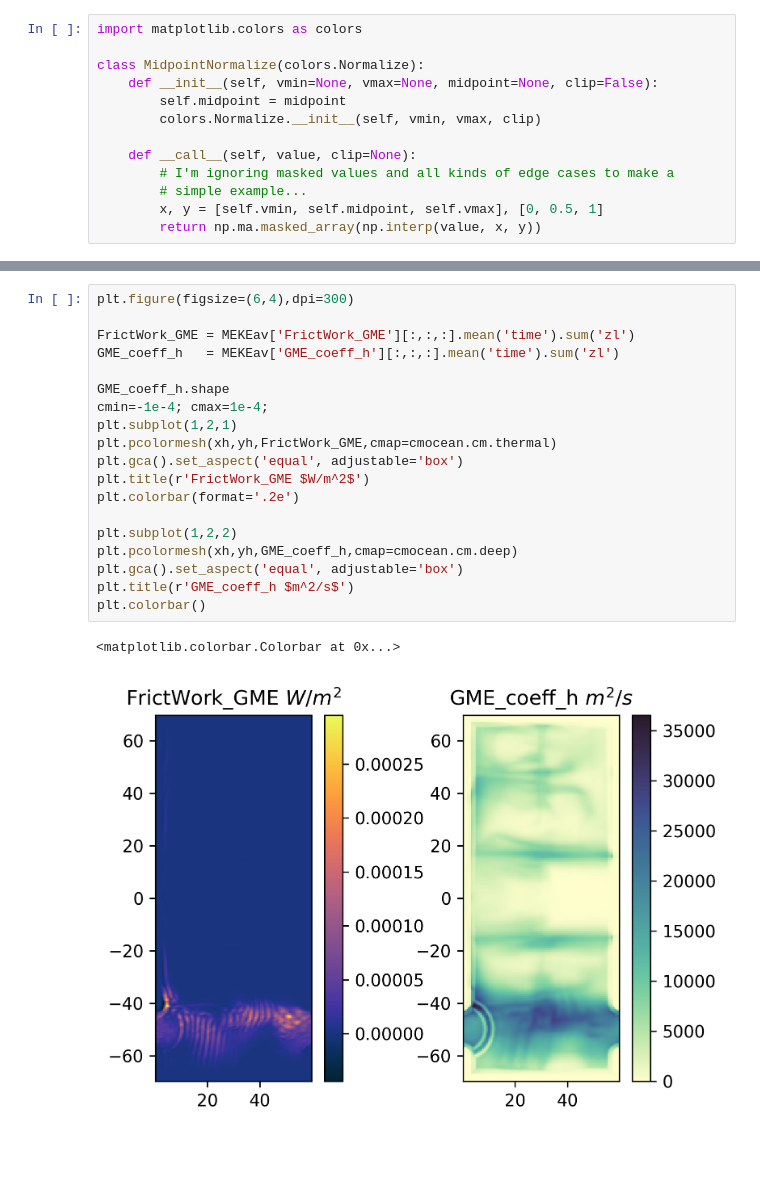
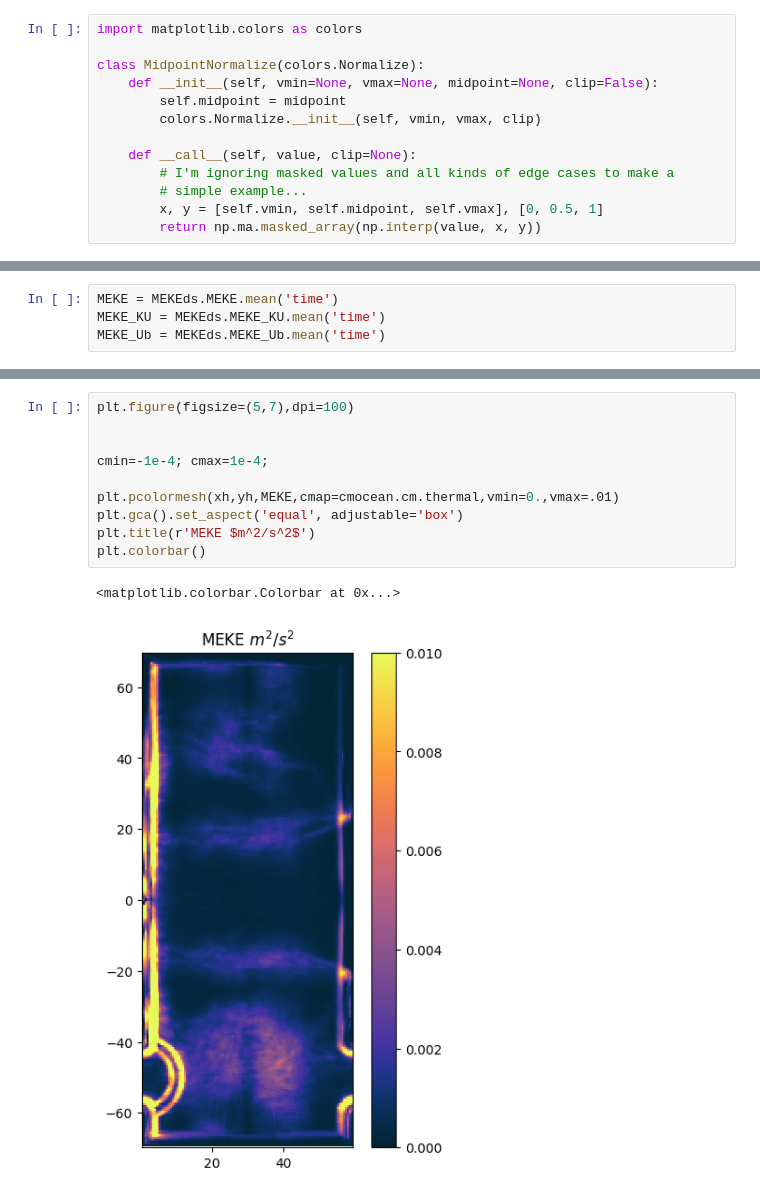
Before and after one commit to ElizabethYankovsky/Neverworld2-Analysis, a Jupyter notebook: Parameterized_runs_analysis/Energy_budgets.ipynb, the cells around one changed output, grey strips where cells are left out. Saved outputs shown, nothing was run; the diff lists cells and outputs as text; blank space fills up the shorter version.

```diff
--- a/Parameterized_runs_analysis/Energy_budgets.ipynb
+++ b/Parameterized_runs_analysis/Energy_budgets.ipynb
@@ -321,0 +161,4 @@ PEconversion_int
+# %%
+MEKE = MEKEds.MEKE.mean('time')
+MEKE_KU = MEKEds.MEKE_KU.mean('time')
+MEKE_Ub = MEKEds.MEKE_Ub.mean('time')
@@ -367,22 +196,13 @@ plt.colorbar()
 # %%
-plt.figure(figsize=(6,4),dpi=300)
+plt.figure(figsize=(5,7),dpi=100)
 
-FrictWork_GME = MEKEav['FrictWork_GME'][:,:,:].mean('time').sum('zl')
-GME_coeff_h   = MEKEav['GME_coeff_h'][:,:,:].mean('time').sum('zl')
 
-GME_coeff_h.shape
 cmin=-1e-4; cmax=1e-4;
-plt.subplot(1,2,1)
-plt.pcolormesh(xh,yh,FrictWork_GME,cmap=cmocean.cm.thermal)
+
+plt.pcolormesh(xh,yh,MEKE,cmap=cmocean.cm.thermal,vmin=0.,vmax=.01)
 plt.gca().set_aspect('equal', adjustable='box')
-plt.title(r'FrictWork_GME $W/m^2$')
-plt.colorbar(format='.2e')
-
-plt.subplot(1,2,2)
-plt.pcolormesh(xh,yh,GME_coeff_h,cmap=cmocean.cm.deep)
-plt.gca().set_aspect('equal', adjustable='box')
-plt.title(r'GME_coeff_h $m^2/s$')
+plt.title(r'MEKE $m^2/s^2$')
 plt.colorbar()
 # %% [output]
 <matplotlib.colorbar.Colorbar at 0x...>
-[figure, old version]
+[figure, new version]
```
Also changed, not shown: parts of 9 cells of this notebook, 42 other files.
